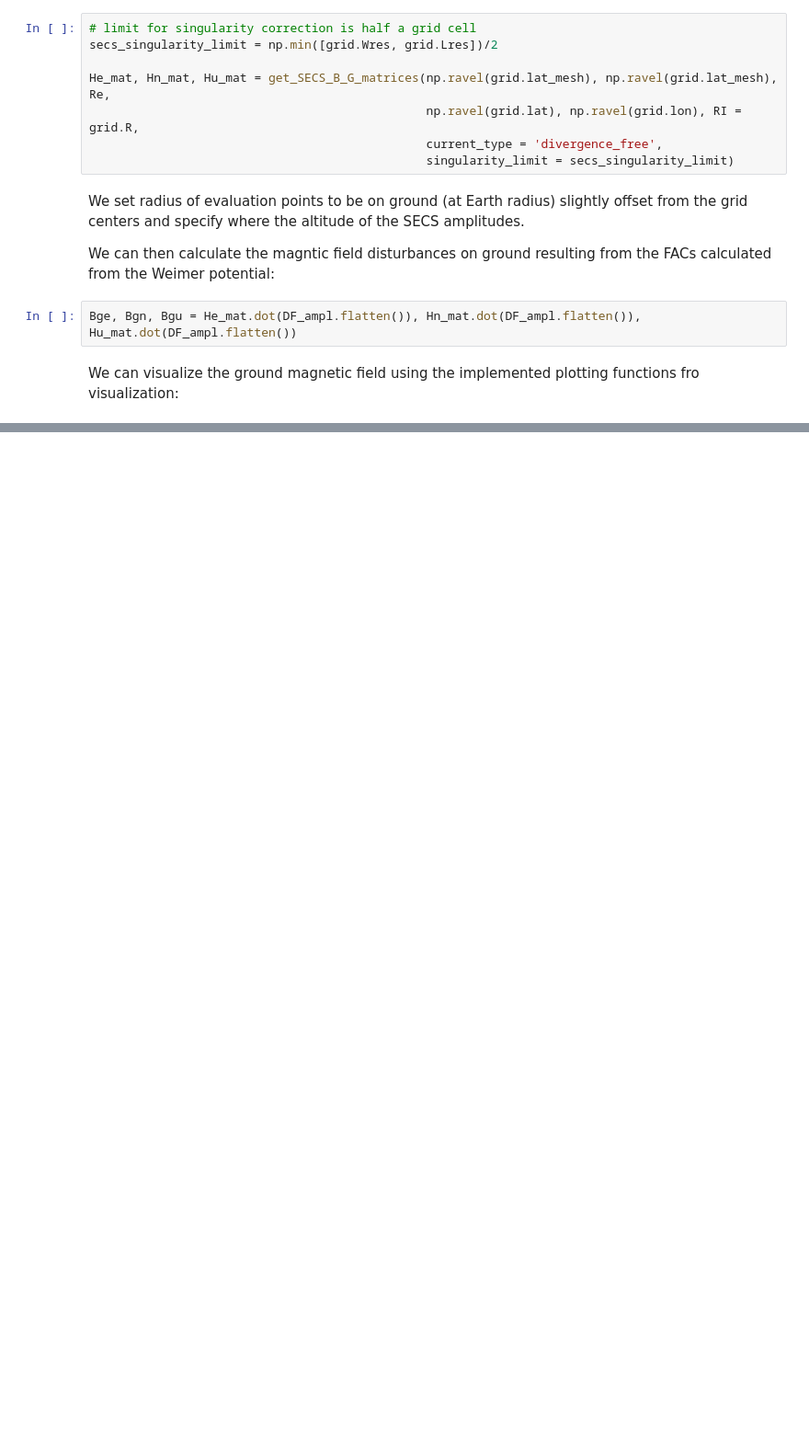
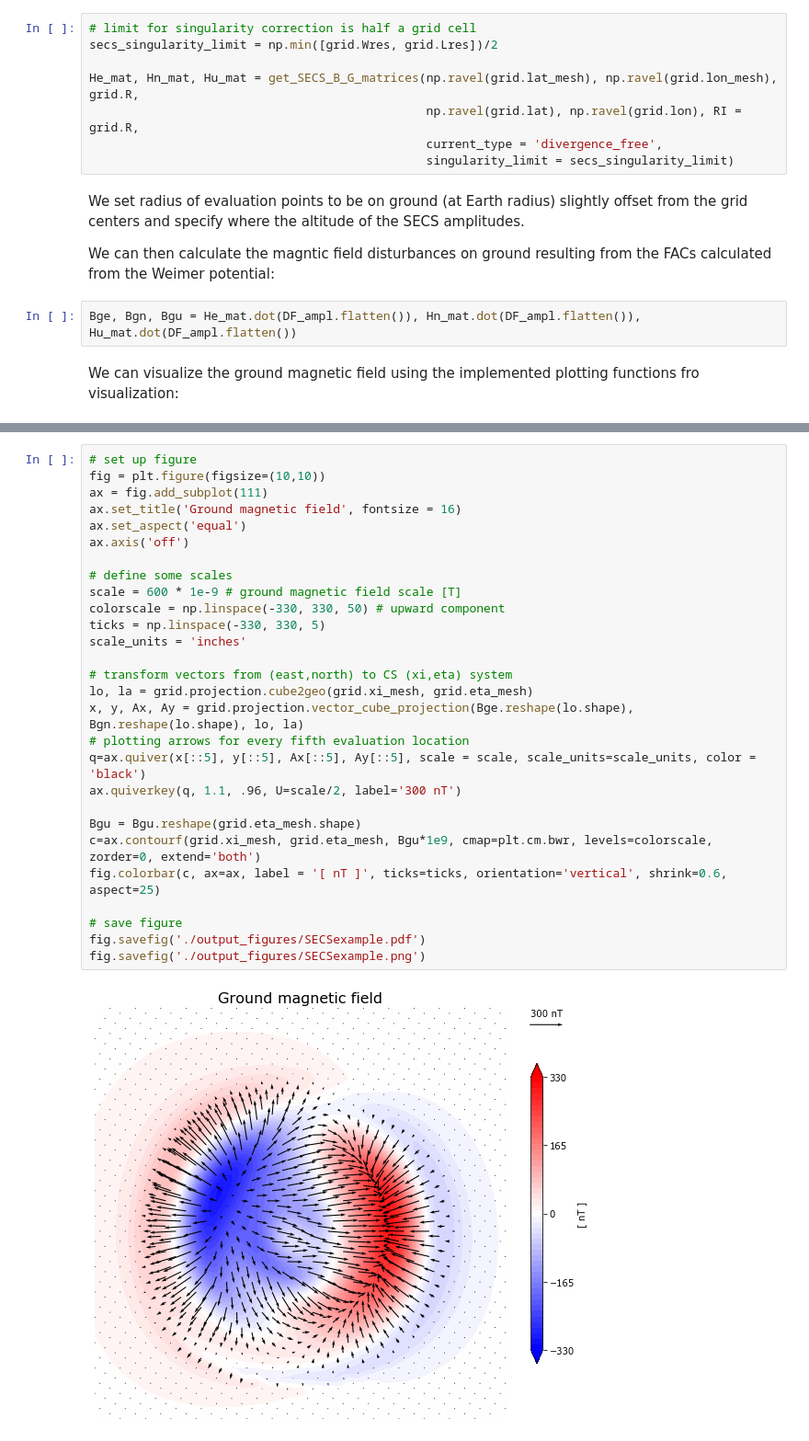
Before and after one commit to klaundal/lompe, a Jupyter notebook: examples/code_paper_figures/04_SECS_on_cubed_sphere_grid.ipynb, the cells around one changed output, grey strips where cells are left out. Shown at 92% size. Saved outputs shown, nothing was run; the diff lists cells and outputs as text; blank space fills up the shorter version.

```diff
--- a/examples/code_paper_figures/04_SECS_on_cubed_sphere_grid.ipynb
+++ b/examples/code_paper_figures/04_SECS_on_cubed_sphere_grid.ipynb
@@ -91,7 +91,7 @@ We use the vectorized implementation of the SECS basis functions to find the mat
 # limit for singularity correction is half a grid cell
 secs_singularity_limit = np.min([grid.Wres, grid.Lres])/2
 
-He_mat, Hn_mat, Hu_mat = get_SECS_B_G_matrices(np.ravel(grid.lat_mesh), np.ravel(grid.lat_mesh), Re,
+He_mat, Hn_mat, Hu_mat = get_SECS_B_G_matrices(np.ravel(grid.lat_mesh), np.ravel(grid.lon_mesh), grid.R,
                                                np.ravel(grid.lat), np.ravel(grid.lon), RI = grid.R,
                                                current_type = 'divergence_free',
                                                singularity_limit = secs_singularity_limit)
@@ -225,0 +106,30 @@ plot_contour( ax, model, 'ground_mag', vertical = True)
+# %%
+# set up figure
+fig = plt.figure(figsize=(10,10))
+ax = fig.add_subplot(111)
+ax.set_title('Ground magnetic field', fontsize = 16)
+ax.set_aspect('equal')
+ax.axis('off')
+
+# define some scales
+scale = 600 * 1e-9 # ground magnetic field scale [T]
+colorscale = np.linspace(-330, 330, 50) # upward component
+ticks = np.linspace(-330, 330, 5)
+scale_units = 'inches'
+
+# transform vectors from (east,north) to CS (xi,eta) system
+lo, la = grid.projection.cube2geo(grid.xi_mesh, grid.eta_mesh)
+x, y, Ax, Ay = grid.projection.vector_cube_projection(Bge.reshape(lo.shape), Bgn.reshape(lo.shape), lo, la)
+# plotting arrows for every fifth evaluation location
+q=ax.quiver(x[::5], y[::5], Ax[::5], Ay[::5], scale = scale, scale_units=scale_units, color = 'black')
+ax.quiverkey(q, 1.1, .96, U=scale/2, label='300 nT')
+
+Bgu = Bgu.reshape(grid.eta_mesh.shape)
+c=ax.contourf(grid.xi_mesh, grid.eta_mesh, Bgu*1e9, cmap=plt.cm.bwr, levels=colorscale, zorder=0, extend='both')
+fig.colorbar(c, ax=ax, label = '[ nT ]', ticks=ticks, orientation='vertical', shrink=0.6, aspect=25)
+
+# save figure
+fig.savefig('./output_figures/SECSexample.pdf')
+fig.savefig('./output_figures/SECSexample.png')
+# %% [output]
+[figure, added]
```
Also changed, not shown: parts of 3 cells of this notebook, 1 other file.
